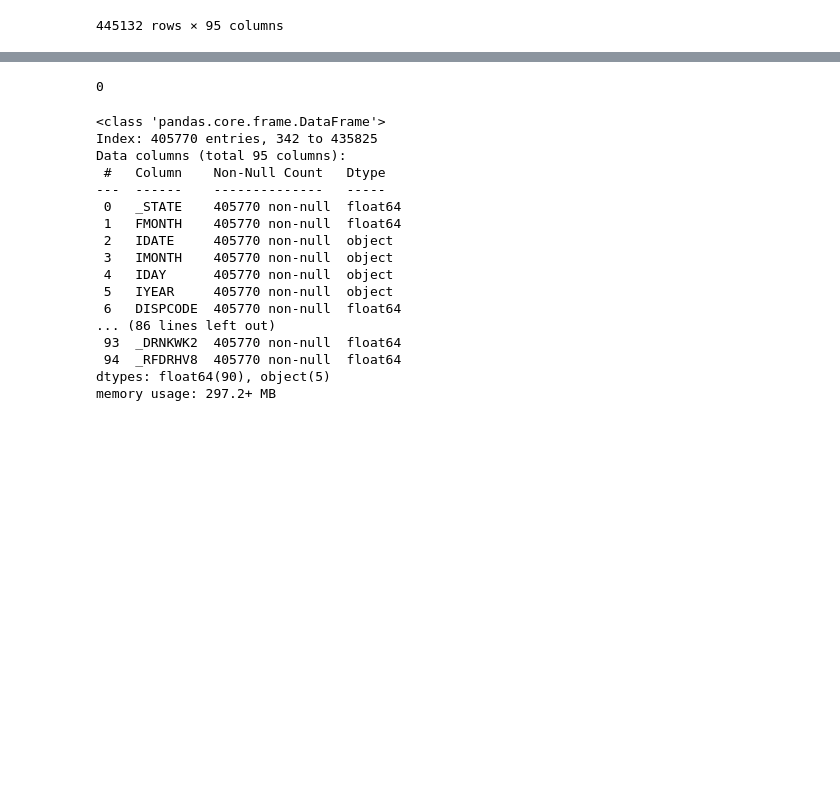
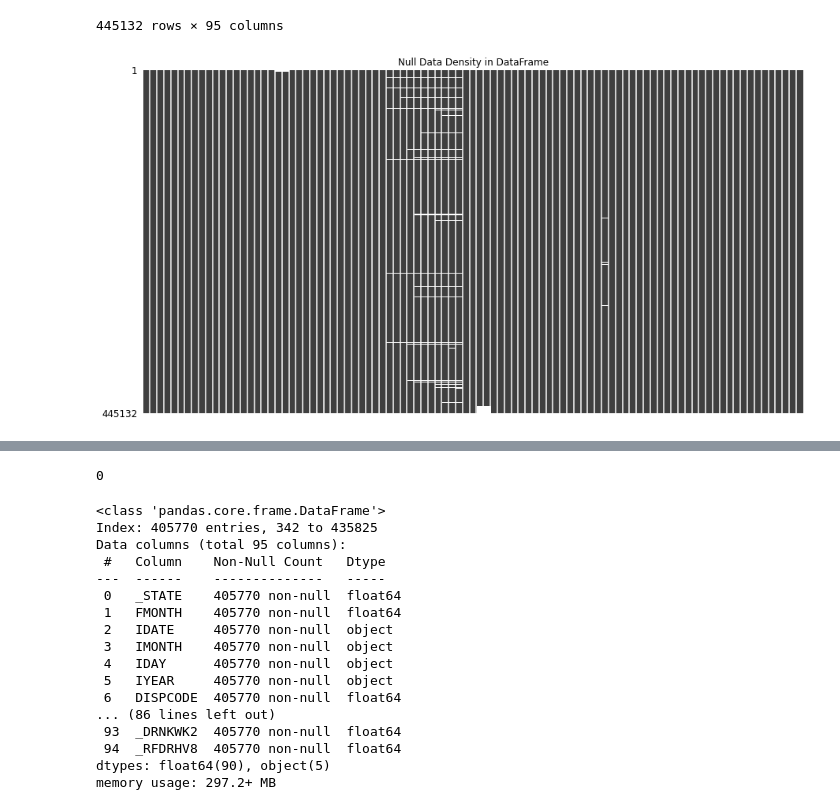
Before and after one commit to aemreusta/Heart-Attack-Prediction, a Jupyter notebook: notebooks/3.1-hyu-EDA-2022.ipynb, the cells around one changed output, grey strips where cells are left out. Cells and saved outputs as stored; diff of their text form; code cells hidden in the pictures; blank space fills up the shorter version.

Commit message:
notebook name updated

```diff
--- a/notebooks/3.0-hyu-EDA-2022.ipynb
+++ b/notebooks/3.1-hyu-EDA-2022.ipynb
@@ -84,11 +86,13 @@ df
 | 445131 | 78.0 | 11.0 | 12142022 | 12 | 14 | 2022 | 1100.0 | 2022001531 | 2.022002e+09 | 1.0 | ... | ... |
 445132 rows × 95 columns
 # %%
-# # Assuming df is your DataFrame
-# # Replace df with your actual DataFrame name
+# Assuming df is your DataFrame
+# Replace df with your actual DataFrame name
 
-# # Visualize null data density
-# msno.matrix(df, figsize=(15, 8), sparkline=False, fontsize=10)
-# plt.title('Null Data Density in DataFrame')
-# plt.show()
+# Visualize null data density
+msno.matrix(df, figsize=(15, 8), sparkline=False, fontsize=10)
+plt.title('Null Data Density in DataFrame')
+plt.show()
+# %% [output]
+[figure, added]
 # %%
```
Also changed, not shown: parts of 5 cells of this notebook.
